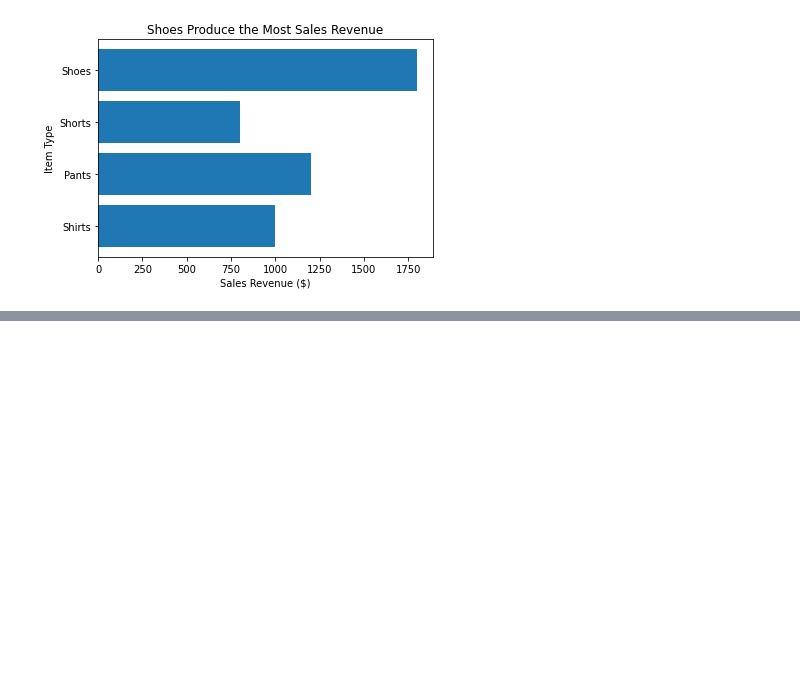
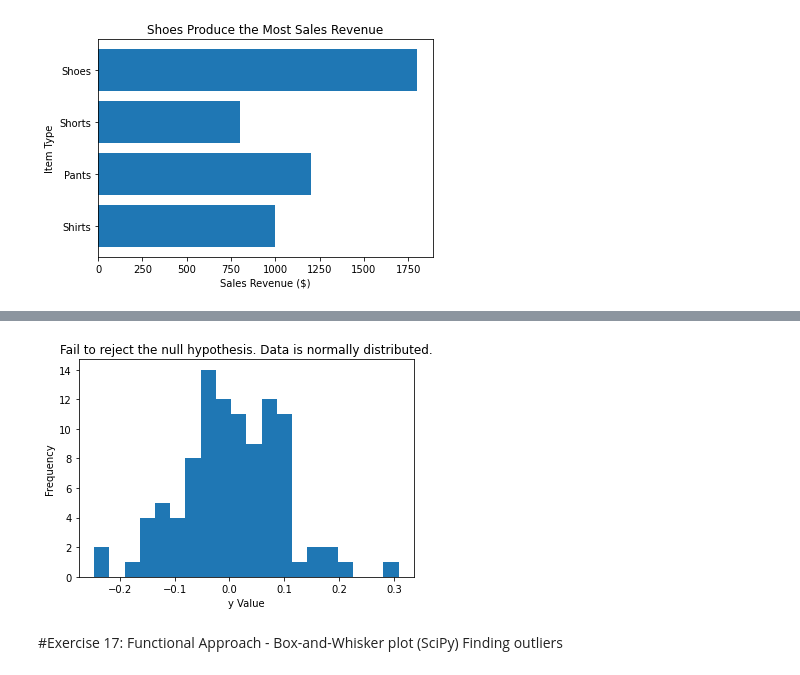
Before and after one commit to jafetpintle/DataManipulation, a Jupyter notebook: Cap_2_Data_Visualization.ipynb, the cells around one changed output, grey strips where cells are left out. Cells and saved outputs as stored; diff of their text form; code cells hidden in the pictures; blank space fills up the shorter version.

```diff
--- a/Cap_2_Data_Visualization.ipynb
+++ b/Cap_2_Data_Visualization.ipynb
@@ -80,0 +105,24 @@ plt.show()
+# %%
+#Umpacking W statistic and the p-value from Shapiro
+from scipy.stats import shapiro
+
+shap_w, shap_p = shapiro(y)
+# %%
+#Determining if is normally distributed
+
+if shap_p > 0.05:
+  normal_YN = 'Fail to reject the null hypothesis. Data is normally distributed.'
+else:
+  normal_YN = 'Null hypothesis is rejected. Data is not normally distributed.'
+# %%
+#Changing the title of our plot
+plt.hist(x=y, bins=20)
+plt.title(normal_YN)
+plt.xlabel('y Value')
+plt.ylabel('Frequency')
+plt.show()
+# %% [output]
+[figure, added]
+# %% [markdown]
+#Exercise 17: Functional Approach - Box-and-Whisker plot (SciPy)
+Finding outliers
```
Also changed, not shown: parts of 24 cells of this notebook.
